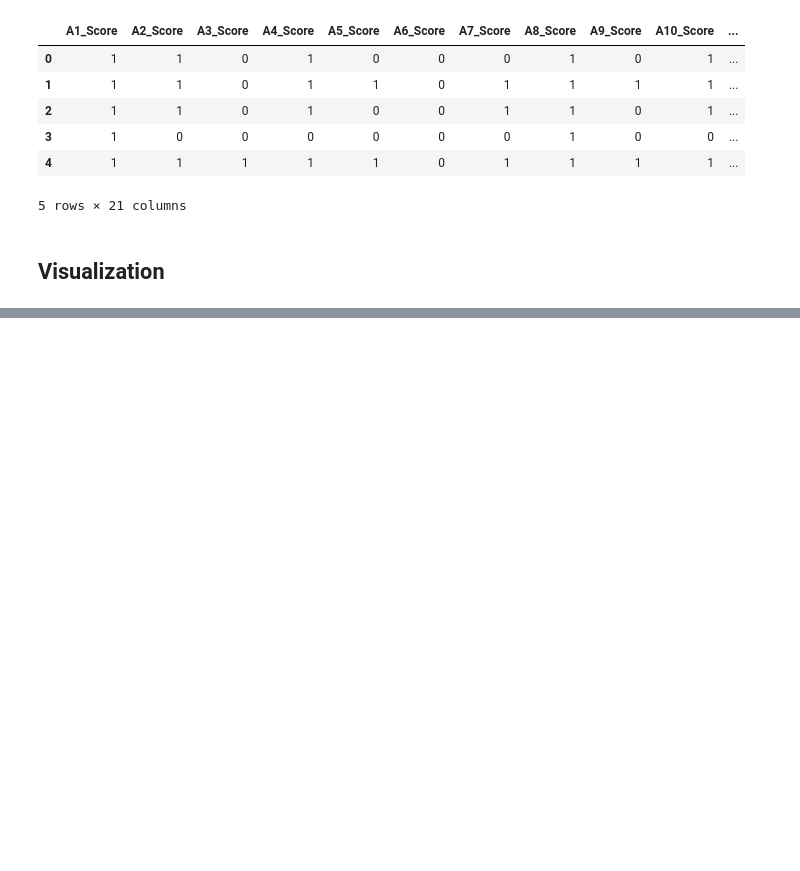
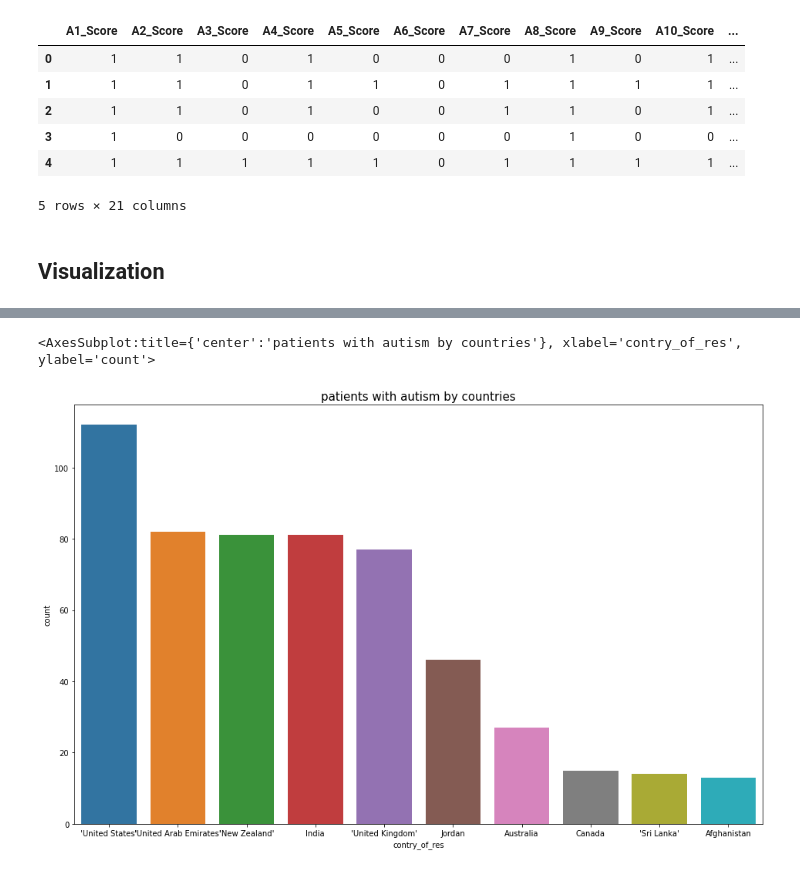
Before and after one commit to Azymir/Autism-Adult-Dataset-UCI-EDA_Classification, a Jupyter notebook: Autism-Adult-Dataset-UCI_Notebook.ipynb, the cells around one changed output, grey strips where cells are left out. Saved outputs shown, nothing was run; the diff lists cells and outputs as text; code cells hidden in the pictures; blank space fills up the shorter version.

```diff
--- a/Autism-Adult-Dataset-UCI_Notebook.ipynb
+++ b/Autism-Adult-Dataset-UCI_Notebook.ipynb
@@ -316,0 +350,11 @@ df.head()
+# %%
+plt.figure(figsize = (16, 10))
+plt.title("Patients with autism by countries", fontsize = 15)
+plt.xlabel('contries')
+plt.ylabel('number of austim')
+order=df["contry_of_res"].value_counts().nlargest(10).index
+# plt.bar(df.value_counts(["contry_of_res"])[1],df['austim'])
+sns.countplot(x="contry_of_res", data=df, order=order)
+# %% [output]
+<AxesSubplot:title={'center':'patients with autism by countries'}, xlabel='contry_of_res', ylabel='count'>
+[figure, added]
```
Also changed, not shown: parts of 11 cells of this notebook.
